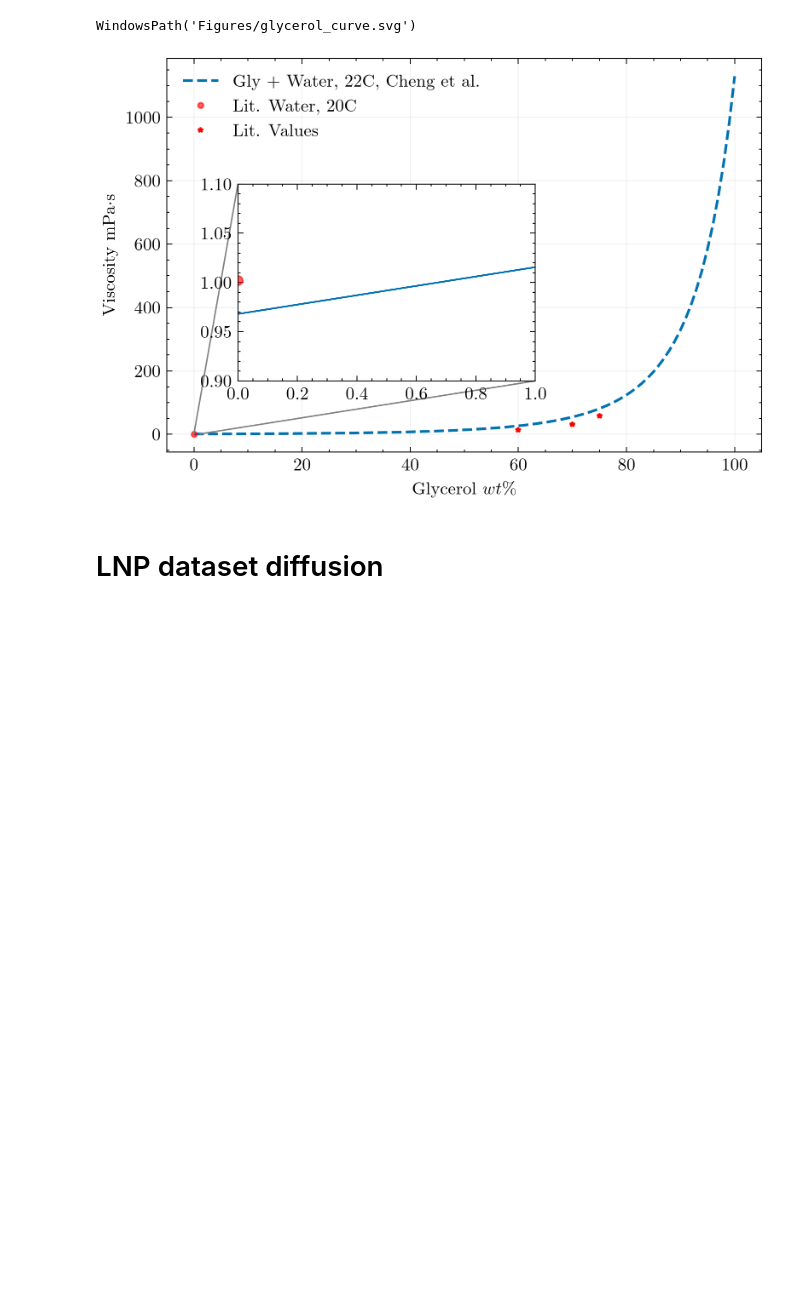
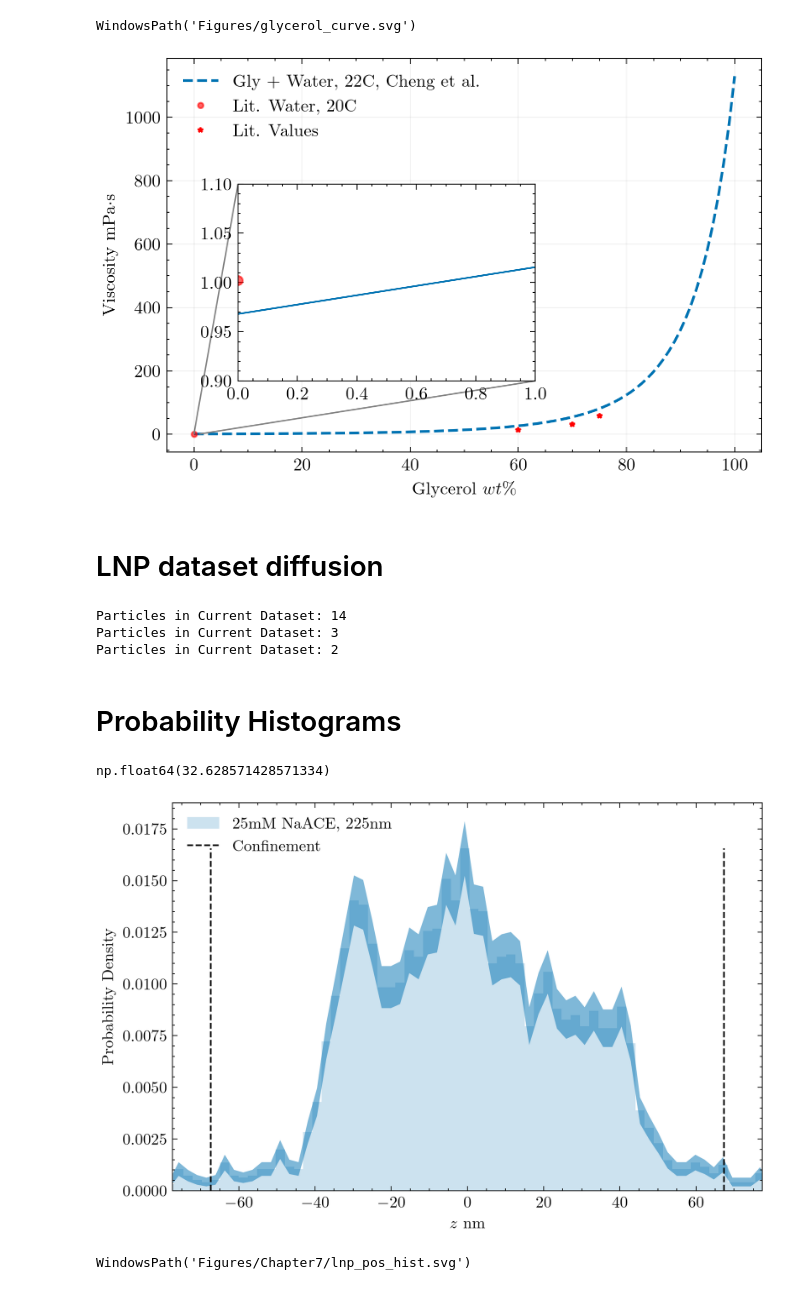
Before and after one commit to sinuose/mj_MASc_2026, a Jupyter notebook: Python/figures_chapter_7.ipynb, the cells around one changed output. Cells and saved outputs as stored; diff of their text form; code cells hidden in the pictures; blank space fills up the shorter version.

```diff
--- a/Python/figures_chapter_7.ipynb
+++ b/Python/figures_chapter_7.ipynb
@@ -1248,3 +1252,14 @@ WindowsPath('Figures/glycerol_curve.svg')
 [figure]
 # %% [markdown]
 # LNP dataset diffusion
+# %%
+LNP_25mMNaAce0pgly = LoadDataset(r"Z:\Data\Martin\Odin_PlanarConfinement_iScat\FinalFigures\LNP_container\LNP_Onpattro_25mM_0pGlycerol_2nd_maxima/25mMNaAceradial_int_50_to_359ws_8_we_26maxstep80nm_PythonAnalysis.h5")
+LNP_25mMNaAce75pgly = LoadDataset(r"Z:\Data\Martin\Odin_PlanarConfinement_iScat\FinalFigures\LNP_container\LNP_Onpattro_25mM_75pGlycerol_2nd_maxima\LNP_Onpattro_25mM_75pGlycerol_2nd_maximaradial_int_50_to_359ws_8_we_26maxstep20nm_PythonAnalysis.h5")
+#LNP_300mMNaAce0pgly = LoadDataset(r"Z:\Data\Martin\Odin_PlanarConfinement_iScat\FinalFigures\LNP_container\LNP_Onpattro_25mM_0pGlycerol_2nd_maxima/25mMNaAceradial_int_50_to_359ws_8_we_26maxstep80nm_PythonAnalysis.h5")
+LNP_300mMNaAce75pgly = LoadDataset(r"Z:\Data\Martin\Odin_PlanarConfinement_iScat\FinalFigures\LNP_container\LNP_Onpattro_300mM_75pGlycerol_2nd_maxima\LNP_Onpattro_300mM_75pGlycerol_2nd_maximaradial_int_50_to_359ws_8_we_26maxstep20nm_PythonAnalysis.h5")
+# %% [output]
+Particles in Current Dataset: 14
+Particles in Current Dataset: 3
+Particles in Current Dataset: 2
+# %% [markdown]
+# Probability Histograms
@@ -1250,0 +1277,68 @@ WindowsPath('Figures/glycerol_curve.svg')
+# %%
+panel_b_datasets = [LNP_25mMNaAce0pgly]
+panel_b_labels   = ['25mM']
+
+# loop over each dataset
+ensemble_hist = []
+#ensemble_bins = []
+for dataset in panel_b_datasets:
+    temp = []
+    #bins = []
+    # loop over all particles in the set
+    for PID in dataset:
+        z_of_t = np.array(PID.traj_z)
+        z_mean = np.mean(PID.traj_z, axis=0)
+        #H, bin = np.histogram(z_of_t - z_mean, 50, [-100, 100], density=True)
+        temp.append(z_of_t - z_mean)
+        #bins.append(bin)
+    # append to ensemble
+    ensemble_hist.append(temp)
+    #ensemble_bins.append(bins)
+# %%
+np.mean(RXY_25mM_0p1_fwhm)
+# %% [output]
+np.float64(32.628571428571334)
+# %%
+len_dataset = len(panel_b_datasets)
+
+
+# construct figure body
+fig = plt.figure(figsize=(6,4))
+ax = fig.add_subplot()
+
+LNP_25mMNaAce0pgly_zdata         = np.concatenate(ensemble_hist[0], axis=0)
+
+def PlotHistogram(data, ax0, label):
+    counts, bins, _ = ax0.hist(data,   bins=100,  density=True, alpha=0.2, label=label)
+    centers  = (bins[:-1] + bins[1:])/2
+    dx = np.diff(bins)
+    N = len(data)
+    std = np.sqrt(counts / (N * dx))
+    ax.fill_between(centers , counts-std, counts+std, alpha=0.5)
+
+    return counts, bins
+
+counts_all = []
+
+
+c1, b1 = PlotHistogram(LNP_25mMNaAce0pgly_zdata, ax, '25mM NaACE, 225nm')
+
+# counting
+counts_all.append(c1)
+max_y = np.array(counts_all).max()
+ax.vlines(100 - np.mean(RXY_25mM_0p1_fwhm),  0, max_y, 'black', 'dashed')
+ax.vlines(-100+ np.mean(RXY_25mM_0p1_fwhm), 0, max_y, 'black', 'dashed', label='Confinement')
+ax.set_xlim(-110 + np.mean(RXY_25mM_0p1_fwhm), 110 - np.mean(RXY_25mM_0p1_fwhm))
+
+ax.set_xlabel(r'$z$ nm')
+ax.set_ylabel(r'Probability Density')
+
+plt.legend(loc='upper left')
+plt.tight_layout()
+plt.show()
+
+
+save_fig(fig, 'Figures/Chapter7/lnp_pos_hist', also='pdf')
+# %% [output]
+[figure, added]
+WindowsPath('Figures/Chapter7/lnp_pos_hist.svg')
```
Also changed, not shown: parts of 6 cells of this notebook, 14 other files.
